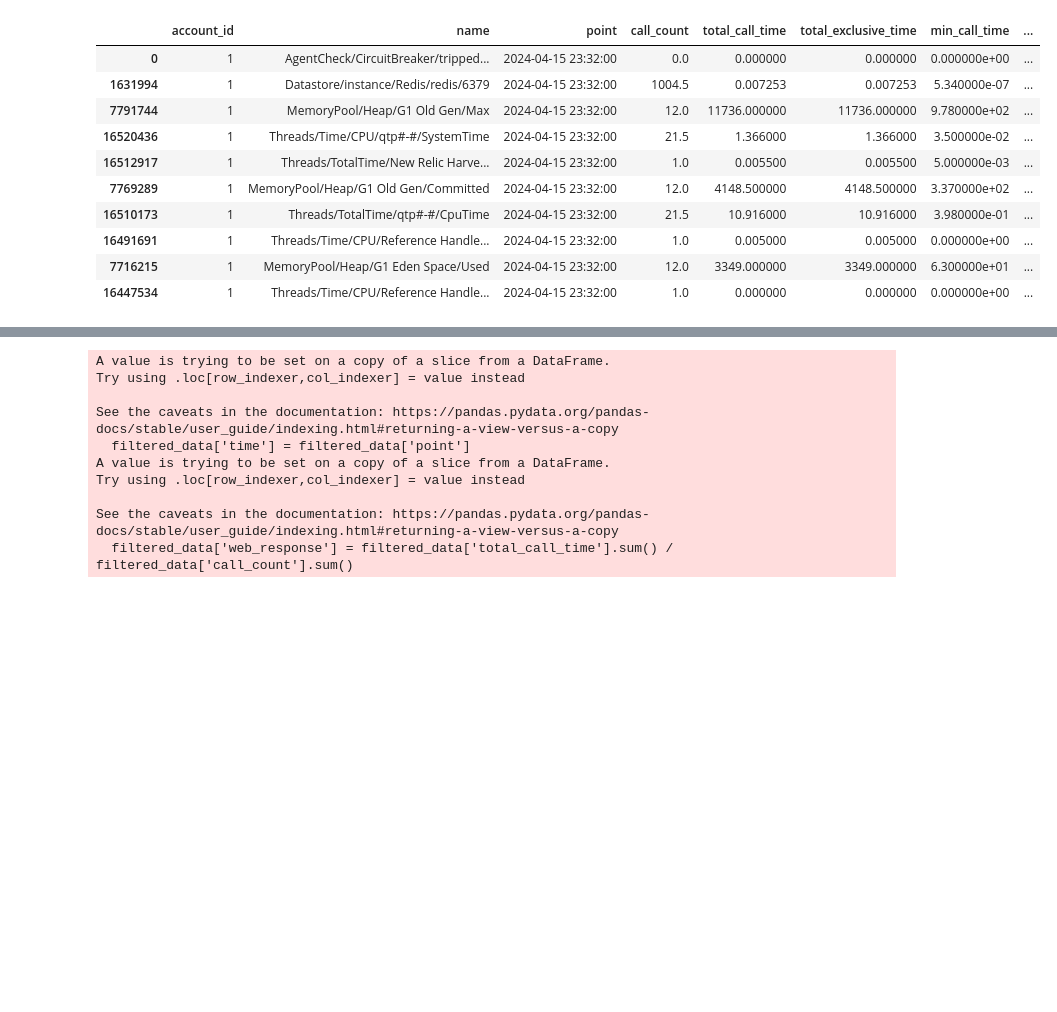
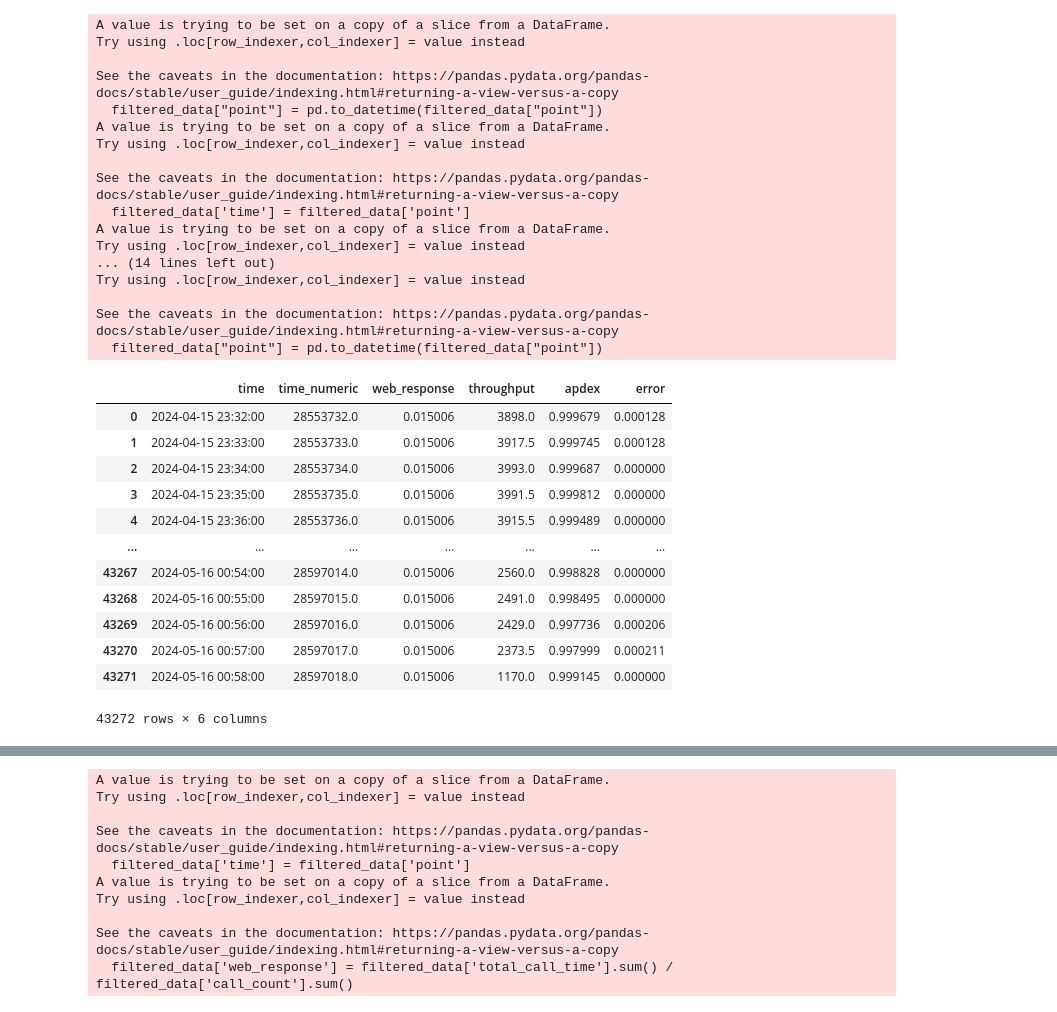
Before and after one commit to REU-DS-CLUB/redlab_hack, a Jupyter notebook: Analyst.ipynb, the cells around one changed output, grey strips where cells are left out. Cells and saved outputs as stored; diff of their text form; code cells hidden in the pictures; blank space fills up the shorter version.

```diff
--- a/Analyst.ipynb
+++ b/Analyst.ipynb
@@ -8,33 +8,46 @@ from pyod.models.lof import LOF
 # %%
 file_path = "Data/metrics_collector.tsv"
 
 column_names = [
     'account_id', 'name', 'point', 'call_count', 'total_call_time',
     'total_exclusive_time', 'min_call_time', 'max_call_time',
     'sum_of_squares', 'instances', 'language', 'app_name',
     'app_id', 'scope', 'host', 'display_host', 'pid',
     'agent_version', 'labels'
 ]
 
 data = pd.read_csv(file_path, sep='\t', header=None)
-
 data.columns = column_names
-
-data["point"] = pd.to_datetime(data["point"])
-
-
-data = data.sort_values(by = "point")
-
-data.head(10)
+metrics_table = make_table(data)
+metrics_table
 # %% [output]
+A value is trying to be set on a copy of a slice from a DataFrame.
+Try using .loc[row_indexer,col_indexer] = value instead
+
+See the caveats in the documentation: https://pandas.pydata.org/pandas-docs/stable/user_guide/indexing.html#returning-a-view-versus-a-copy
+  filtered_data["point"] = pd.to_datetime(filtered_data["point"])
+A value is trying to be set on a copy of a slice from a DataFrame.
+Try using .loc[row_indexer,col_indexer] = value instead
+
+See the caveats in the documentation: https://pandas.pydata.org/pandas-docs/stable/user_guide/indexing.html#returning-a-view-versus-a-copy
+  filtered_data['time'] = filtered_data['point']
+A value is trying to be set on a copy of a slice from a DataFrame.
+Try using .loc[row_indexer,col_indexer] = value instead
+... (14 lines left out)
+Try using .loc[row_indexer,col_indexer] = value instead
+
+See the caveats in the documentation: https://pandas.pydata.org/pandas-docs/stable/user_guide/indexing.html#returning-a-view-versus-a-copy
+  filtered_data["point"] = pd.to_datetime(filtered_data["point"])
-|  | account_id | name | point | call_count | total_call_time | total_exclusive_time | min_call_time | ... |
-| 0 | 1 | AgentCheck/CircuitBreaker/tripped... | 2024-04-15 23:32:00 | 0.0 | 0.000000 | 0.000000 | 0.000000e+00 | ... |
-| 1631994 | 1 | Datastore/instance/Redis/redis/6379 | 2024-04-15 23:32:00 | 1004.5 | 0.007253 | 0.007253 | 5.340000e-07 | ... |
-| 7791744 | 1 | MemoryPool/Heap/G1 Old Gen/Max | 2024-04-15 23:32:00 | 12.0 | 11736.000000 | 11736.000000 | 9.780000e+02 | ... |
-| 16520436 | 1 | Threads/Time/CPU/qtp#-#/SystemTime | 2024-04-15 23:32:00 | 21.5 | 1.366000 | 1.366000 | 3.500000e-02 | ... |
-| 16512917 | 1 | Threads/TotalTime/New Relic Harve... | 2024-04-15 23:32:00 | 1.0 | 0.005500 | 0.005500 | 5.000000e-03 | ... |
-| 7769289 | 1 | MemoryPool/Heap/G1 Old Gen/Committed | 2024-04-15 23:32:00 | 12.0 | 4148.500000 | 4148.500000 | 3.370000e+02 | ... |
-| 16510173 | 1 | Threads/TotalTime/qtp#-#/CpuTime | 2024-04-15 23:32:00 | 21.5 | 10.916000 | 10.916000 | 3.980000e-01 | ... |
-| 16491691 | 1 | Threads/Time/CPU/Reference Handle... | 2024-04-15 23:32:00 | 1.0 | 0.005000 | 0.005000 | 0.000000e+00 | ... |
-| 7716215 | 1 | MemoryPool/Heap/G1 Eden Space/Used | 2024-04-15 23:32:00 | 12.0 | 3349.000000 | 3349.000000 | 6.300000e+01 | ... |
-| 16447534 | 1 | Threads/Time/CPU/Reference Handle... | 2024-04-15 23:32:00 | 1.0 | 0.000000 | 0.000000 | 0.000000e+00 | ... |
+|  | time | time_numeric | web_response | throughput | apdex | error |
+| 0 | 2024-04-15 23:32:00 | 28553732.0 | 0.015006 | 3898.0 | 0.999679 | 0.000128 |
+| 1 | 2024-04-15 23:33:00 | 28553733.0 | 0.015006 | 3917.5 | 0.999745 | 0.000128 |
+| 2 | 2024-04-15 23:34:00 | 28553734.0 | 0.015006 | 3993.0 | 0.999687 | 0.000000 |
+| 3 | 2024-04-15 23:35:00 | 28553735.0 | 0.015006 | 3991.5 | 0.999812 | 0.000000 |
+| 4 | 2024-04-15 23:36:00 | 28553736.0 | 0.015006 | 3915.5 | 0.999489 | 0.000000 |
+| ... | ... | ... | ... | ... | ... | ... |
+| 43267 | 2024-05-16 00:54:00 | 28597014.0 | 0.015006 | 2560.0 | 0.998828 | 0.000000 |
+| 43268 | 2024-05-16 00:55:00 | 28597015.0 | 0.015006 | 2491.0 | 0.998495 | 0.000000 |
+| 43269 | 2024-05-16 00:56:00 | 28597016.0 | 0.015006 | 2429.0 | 0.997736 | 0.000206 |
+| 43270 | 2024-05-16 00:57:00 | 28597017.0 | 0.015006 | 2373.5 | 0.997999 | 0.000211 |
+| 43271 | 2024-05-16 00:58:00 | 28597018.0 | 0.015006 | 1170.0 | 0.999145 | 0.000000 |
+43272 rows × 6 columns
```
Also changed, not shown: parts of 9 cells of this notebook, 1 other file.
